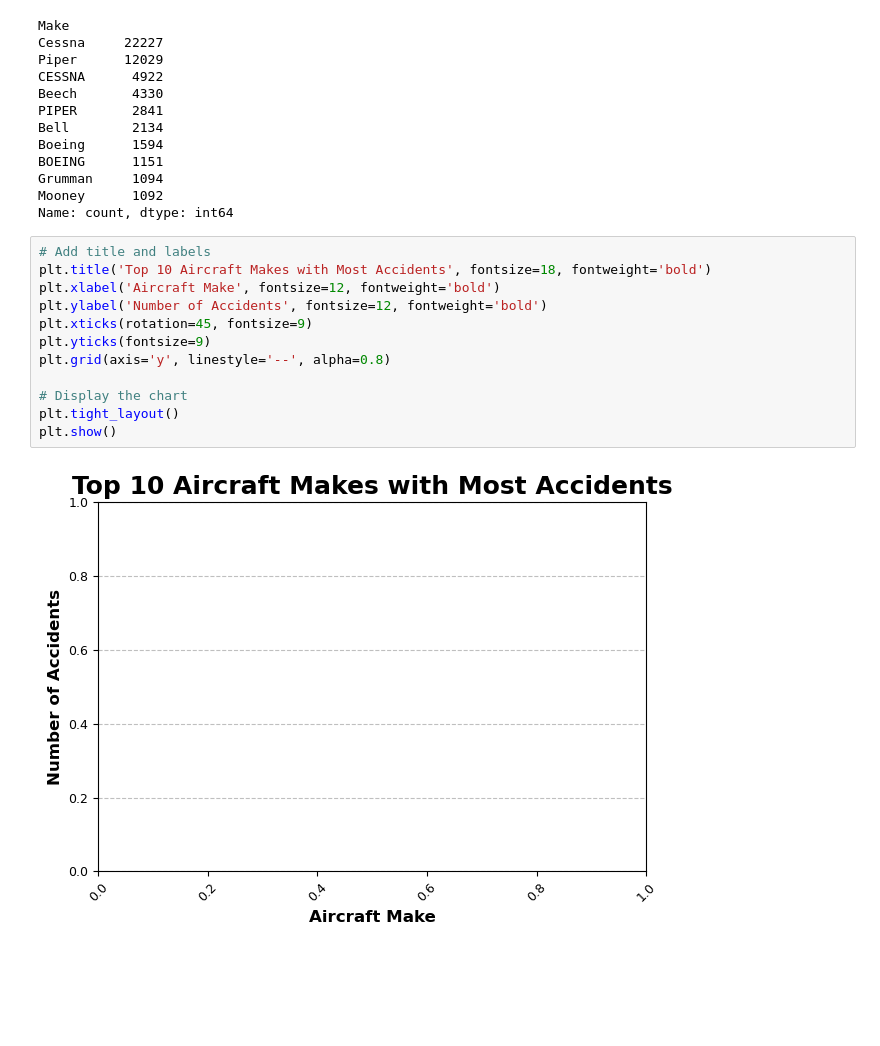
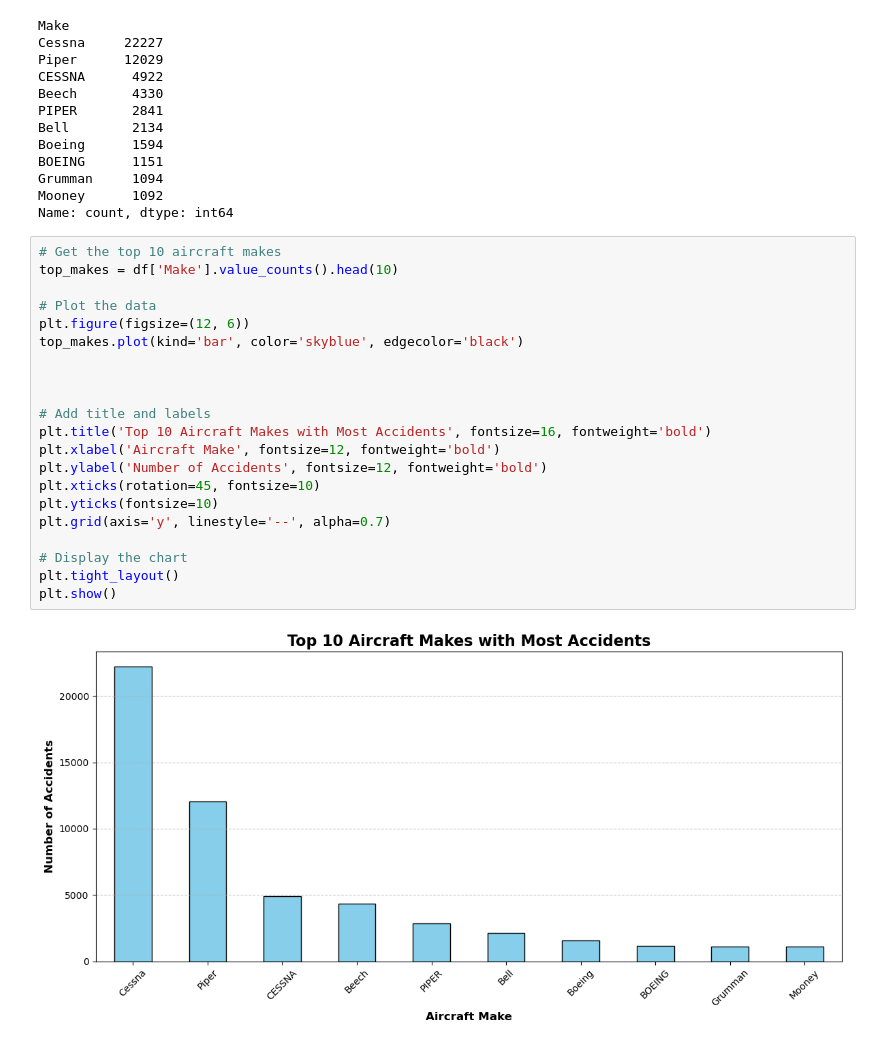
Before and after one commit to Gedy-gif/Aviation-Risk-Analysis-for-Business-Expansion, a Jupyter notebook: Aviation.ipynb, the cells around one changed output. Saved outputs shown, nothing was run; the diff lists cells and outputs as text; blank space fills up the shorter version.

```diff
--- a/Aviation.ipynb
+++ b/Aviation.ipynb
@@ -208,18 +224,27 @@ Grumman     1094
 Mooney      1092
 Name: count, dtype: int64
 # %%
+# Get the top 10 aircraft makes
+top_makes = df['Make'].value_counts().head(10)
+
+# Plot the data
+plt.figure(figsize=(12, 6))
+top_makes.plot(kind='bar', color='skyblue', edgecolor='black')
+
+
+
 # Add title and labels
-plt.title('Top 10 Aircraft Makes with Most Accidents', fontsize=18, fontweight='bold')
+plt.title('Top 10 Aircraft Makes with Most Accidents', fontsize=16, fontweight='bold')
 plt.xlabel('Aircraft Make', fontsize=12, fontweight='bold')
 plt.ylabel('Number of Accidents', fontsize=12, fontweight='bold')
-plt.xticks(rotation=45, fontsize=9)
-plt.yticks(fontsize=9)
-plt.grid(axis='y', linestyle='--', alpha=0.8)
+plt.xticks(rotation=45, fontsize=10)
+plt.yticks(fontsize=10)
+plt.grid(axis='y', linestyle='--', alpha=0.7)
 
 # Display the chart
 plt.tight_layout()
 plt.show()
 # %% [output]
-[figure, old version]
+[figure, new version]
 # %% [markdown]
 Conclusion in Aircrafts with most Accidents.
```
Also changed, not shown: parts of 5 cells of this notebook.
